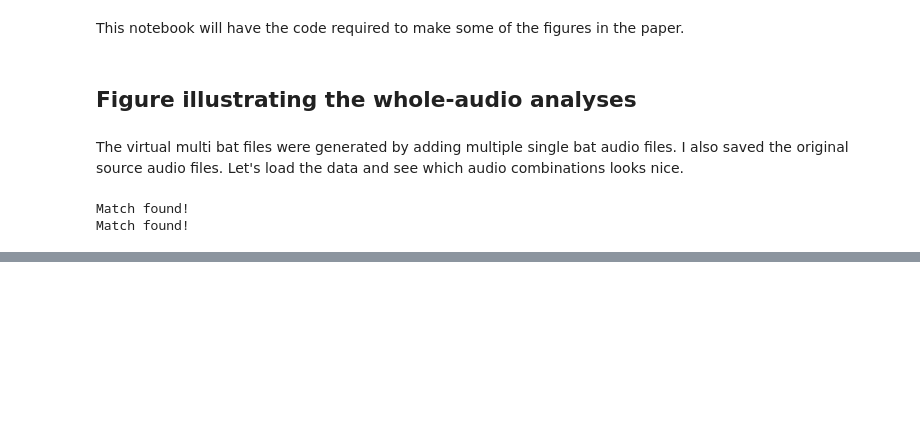
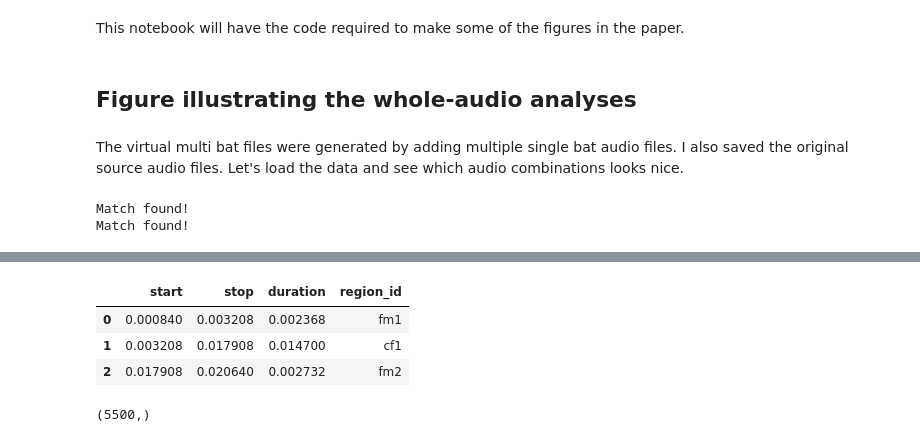
Before and after one commit to thejasvibr/mhbc-online, a Jupyter notebook: hbc_paper/figures/notebook to make figures.ipynb, the cells around one changed output, grey strips where cells are left out. Drawn from its saved outputs; the diff is of its cells as text; code cells hidden in the pictures; blank space fills up the shorter version.

```diff
--- a/hbc_paper/figures/notebook to make figures.ipynb
+++ b/hbc_paper/figures/notebook to make figures.ipynb
@@ -107,0 +117,14 @@ plt.savefig('virtual_multibat_schematic.png')
+# %%
+bat_rec = list(map( lambda X: '2018-08-17_34_134' in X, all_wav_files))
+index = bat_rec.index(True)
+audio, fs = example_calls[index] # load the relevant example audio
+
+non_default_parameters = {
+                          'segment_method':'pwvd',
+                          'signal_level':-26, # dBrms re 1
+                          'fmrate_threshold':2.0, # kHz/ms
+                          'max_acc':2.0, # kHz/ms^2
+                          'window_size':int(fs*0.0015) # number of samples
+                          }
+outputs = itsfm.segment_and_measure_call(audio, fs,
+                                        **non_default_parameters)
@@ -107,0 +217,11 @@ plt.savefig('virtual_multibat_schematic.png')
+# %%
+msmts
+# %% [output]
+|  | start | stop | duration | region_id |
+| 0 | 0.000840 | 0.003208 | 0.002368 | fm1 |
+| 1 | 0.003208 | 0.017908 | 0.014700 | cf1 |
+| 2 | 0.017908 | 0.020640 | 0.002732 | fm2 |
+# %%
+seg_out[0].shape
+# %% [output]
+(5500,)
```
Also changed, not shown: parts of 9 cells of this notebook, 1 other file.
